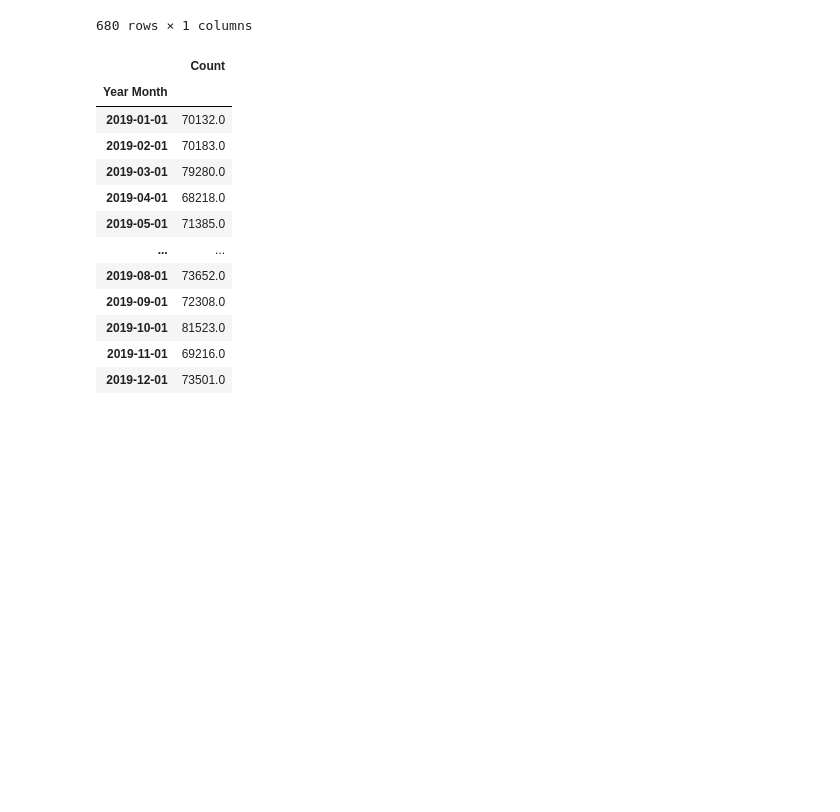
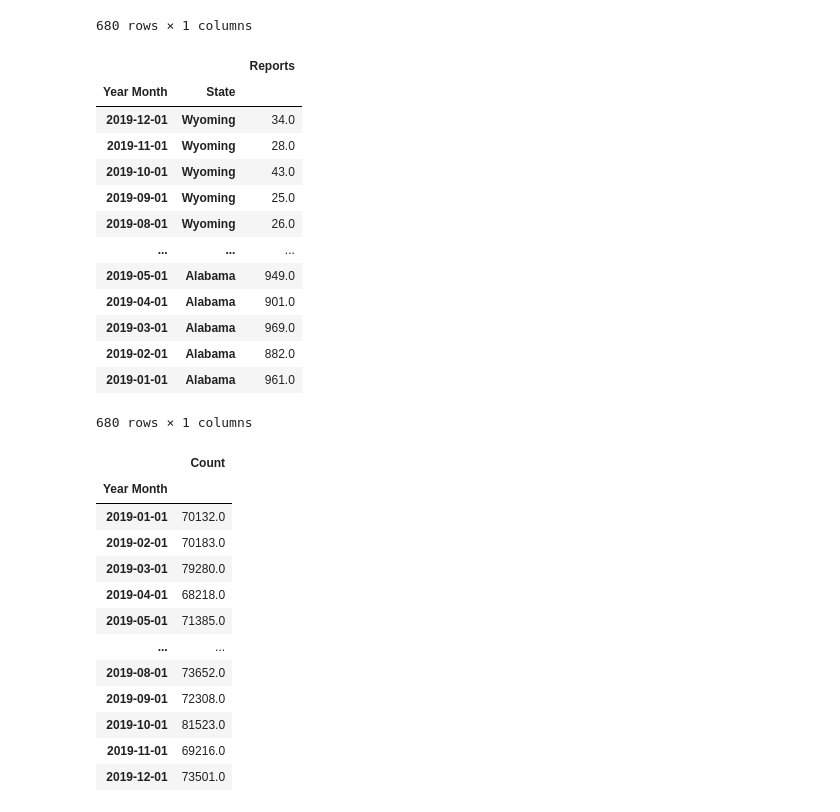
Before and after one commit to AkanSri/Project-1, a Jupyter notebook: personal-Akanksha/fraud_rate.ipynb, the cells around one changed output. Cells and saved outputs as stored; diff of their text form; code cells hidden in the pictures; blank space fills up the shorter version.

```diff
--- a/personal-Akanksha/fraud_rate.ipynb
+++ b/personal-Akanksha/fraud_rate.ipynb
@@ -117,6 +117,24 @@ grouped_stats_state
 |  | Wisconsin | 429.0 |
 |  | Wyoming | 34.0 |
 680 rows × 1 columns
+# %%
+grouped_stats_state = grouped_stats_state.sort_index(level = 1, ascending = False)
+grouped_stats_state
+# %% [output]
+|  |  | Reports |
+| Year Month | State |  |
+| 2019-12-01 | Wyoming | 34.0 |
+| 2019-11-01 | Wyoming | 28.0 |
+| 2019-10-01 | Wyoming | 43.0 |
+| 2019-09-01 | Wyoming | 25.0 |
+| 2019-08-01 | Wyoming | 26.0 |
+| ... | ... | ... |
+| 2019-05-01 | Alabama | 949.0 |
+| 2019-04-01 | Alabama | 901.0 |
+| 2019-03-01 | Alabama | 969.0 |
+| 2019-02-01 | Alabama | 882.0 |
+| 2019-01-01 | Alabama | 961.0 |
+680 rows × 1 columns
 # %%
 grouped_stats_ym = sar_stats_2019_clean.groupby(['Year Month']).sum()
 grouped_stats_ym
```
Also changed, not shown: 1 other file.
